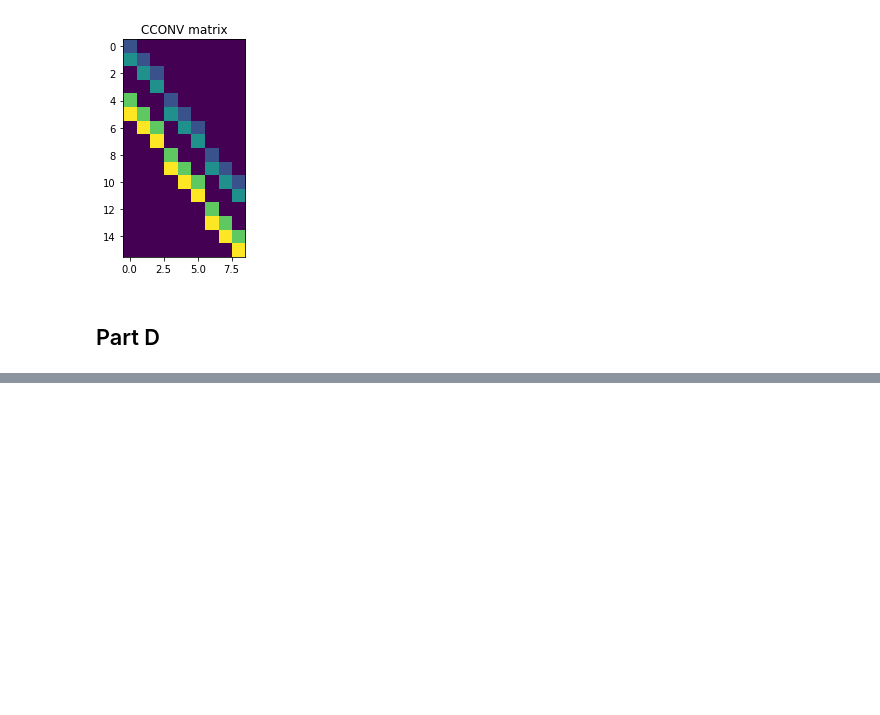
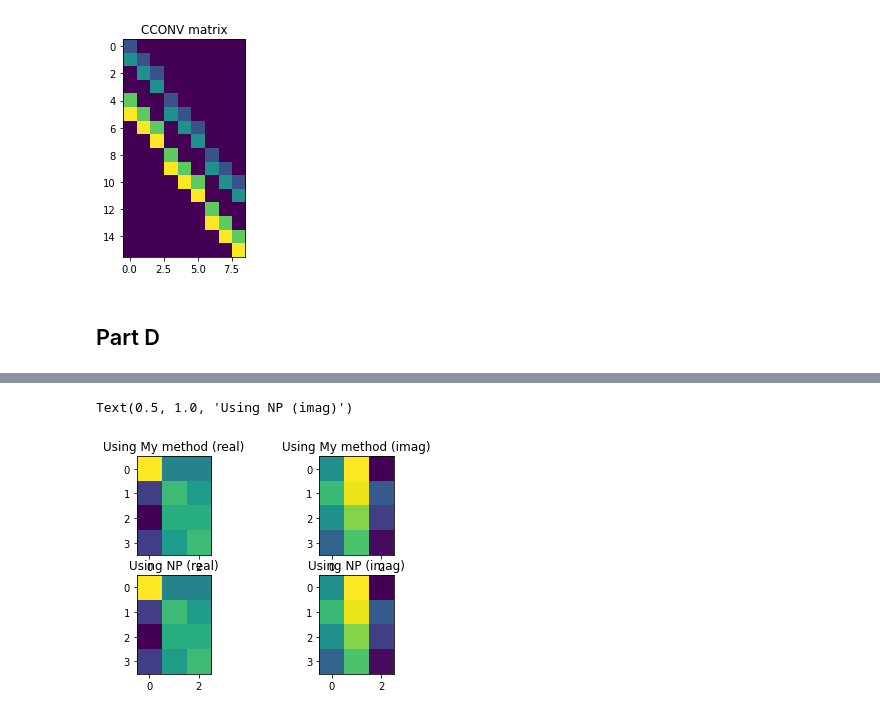
Before and after one commit to masa512/ece558, a Jupyter notebook: set2_problem6.ipynb, the cells around one changed output, grey strips where cells are left out. Cells and saved outputs as stored; diff of their text form; code cells hidden in the pictures; blank space fills up the shorter version.

```diff
--- a/set2_problem6.ipynb
+++ b/set2_problem6.ipynb
@@ -225,0 +232,29 @@ Text(0.5, 1.0, 'Using NP')
+# %%
+H = np.array([[2,-9,3],[0,2,5],[1,2,3],[4,4,4]])
+N1,N2 = H.shape
+
+F = dtfmtx2(N1,N2)
+
+
+# Vectorize H
+h = H.reshape(-1)
+fH1 = (F@h).reshape((N1,N2))
+
+# Real FFT
+fH2 = np.fft.fft2(H)
+
+fig,axes = plt.subplots(2,2)
+axes[0,0].imshow(np.real(fH1))
+axes[0,0].set_title('Using My method (real)')
+
+axes[0,1].imshow(np.imag(fH1))
+axes[0,1].set_title('Using My method (imag)')
+
+axes[1,0].imshow(np.real(fH2))
+axes[1,0].set_title('Using NP (real)')
+
+axes[1,1].imshow(np.imag(fH2))
+axes[1,1].set_title('Using NP (imag)')
+# %% [output]
+Text(0.5, 1.0, 'Using NP (imag)')
+[figure, added]
```
Also changed, not shown: parts of 2 cells of this notebook.
